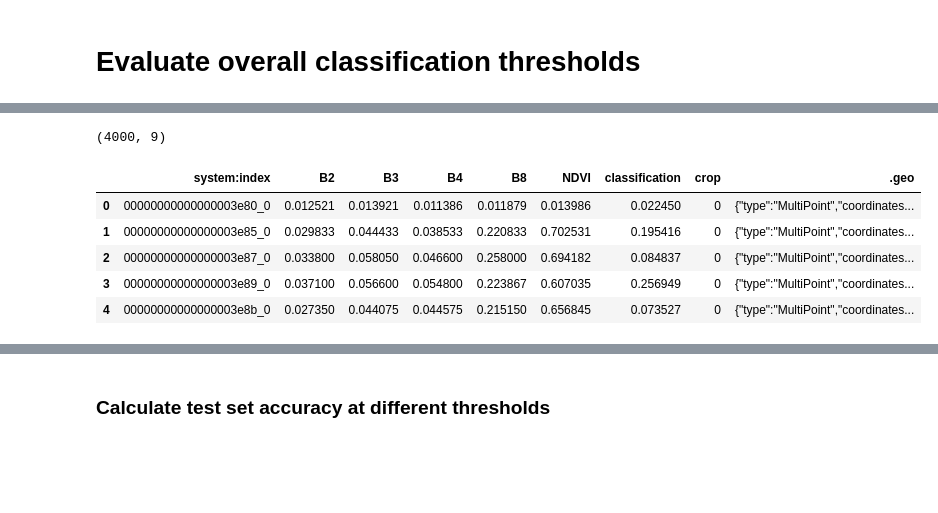
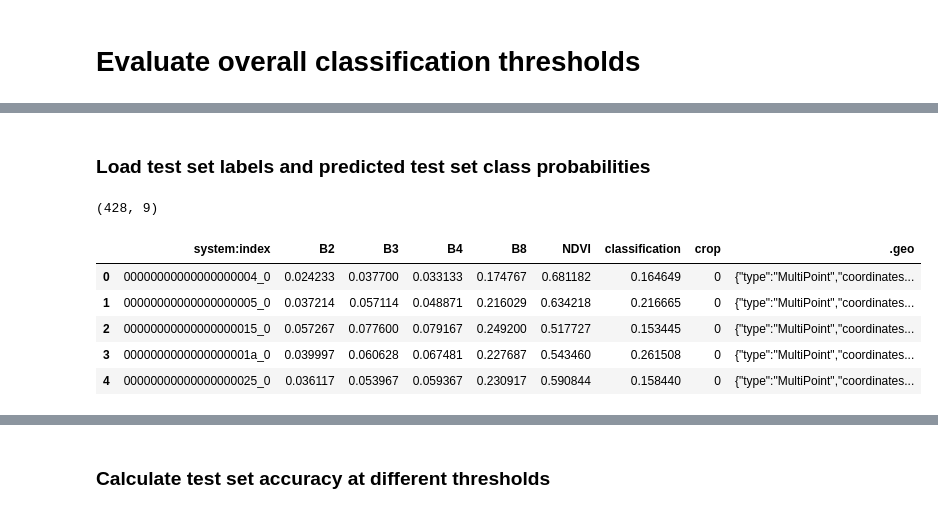
Before and after one commit to alexvmt/farm_plot_detection, a Jupyter notebook: evaluate_overall_classification_thresholds.ipynb, the cells around one changed output, grey strips where cells are left out. Saved outputs shown, nothing was run; the diff lists cells and outputs as text; code cells hidden in the pictures; blank space fills up the shorter version.

```diff
--- a/evaluate_overall_classification_thresholds.ipynb
+++ b/evaluate_overall_classification_thresholds.ipynb
@@ -44,15 +125,17 @@ directory = '../processed_data/classification_threshold_evaluation/random_forest
+# %% [markdown]
+### Load test set labels and predicted test set class probabilities
 # %%
-file = 'predicted_class_probabilities.csv'
+file = 'predicted_class_probabilities_test.csv'
 path = os.path.join(directory, file)
-predicted_class_probabilities = pd.read_csv(path)
-print(predicted_class_probabilities.shape)
-predicted_class_probabilities.head()
+predicted_class_probabilities_test = pd.read_csv(path)
+print(predicted_class_probabilities_test.shape)
+predicted_class_probabilities_test.head()
 # %% [output]
-(4000, 9)
+(428, 9)
 |  | system:index | B2 | B3 | B4 | B8 | NDVI | classification | crop | .geo |
-| 0 | 00000000000000003e80_0 | 0.012521 | 0.013921 | 0.011386 | 0.011879 | 0.013986 | 0.022450 | 0 | {"type":"MultiPoint","coordinates... |
-| 1 | 00000000000000003e85_0 | 0.029833 | 0.044433 | 0.038533 | 0.220833 | 0.702531 | 0.195416 | 0 | {"type":"MultiPoint","coordinates... |
-| 2 | 00000000000000003e87_0 | 0.033800 | 0.058050 | 0.046600 | 0.258000 | 0.694182 | 0.084837 | 0 | {"type":"MultiPoint","coordinates... |
-| 3 | 00000000000000003e89_0 | 0.037100 | 0.056600 | 0.054800 | 0.223867 | 0.607035 | 0.256949 | 0 | {"type":"MultiPoint","coordinates... |
-| 4 | 00000000000000003e8b_0 | 0.027350 | 0.044075 | 0.044575 | 0.215150 | 0.656845 | 0.073527 | 0 | {"type":"MultiPoint","coordinates... |
+| 0 | 00000000000000000004_0 | 0.024233 | 0.037700 | 0.033133 | 0.174767 | 0.681182 | 0.164649 | 0 | {"type":"MultiPoint","coordinates... |
+| 1 | 00000000000000000005_0 | 0.037214 | 0.057114 | 0.048871 | 0.216029 | 0.634218 | 0.216665 | 0 | {"type":"MultiPoint","coordinates... |
+| 2 | 00000000000000000015_0 | 0.057267 | 0.077600 | 0.079167 | 0.249200 | 0.517727 | 0.153445 | 0 | {"type":"MultiPoint","coordinates... |
+| 3 | 0000000000000000001a_0 | 0.039997 | 0.060628 | 0.067481 | 0.227687 | 0.543460 | 0.261508 | 0 | {"type":"MultiPoint","coordinates... |
+| 4 | 00000000000000000025_0 | 0.036117 | 0.053967 | 0.059367 | 0.230917 | 0.590844 | 0.158440 | 0 | {"type":"MultiPoint","coordinates... |
 # %%
```
Also changed, not shown: parts of 25 cells of this notebook.
